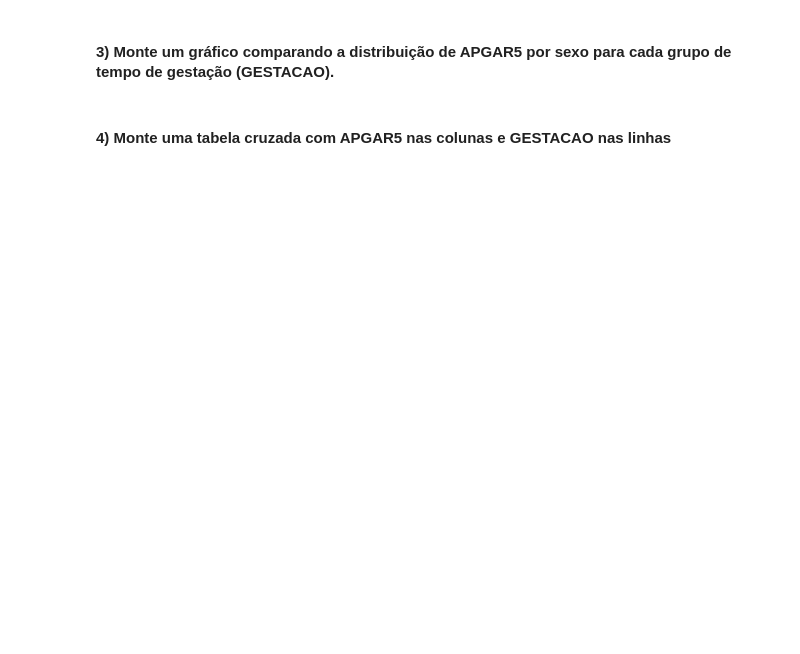
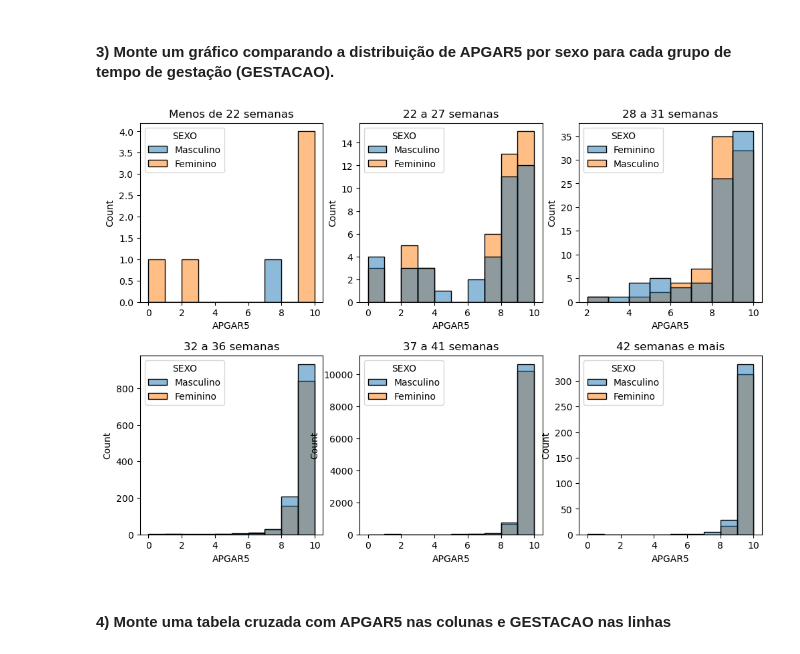
Before and after one commit to VictorLABR/stained-glass-project, a Jupyter notebook: VictorL_TAREFA 6 (pt.3).ipynb, the cells around one changed output. Drawn from its saved outputs; the diff is of its cells as text; code cells hidden in the pictures; blank space fills up the shorter version.

```diff
--- a/VictorL_TAREFA 6 (pt.3).ipynb
+++ b/VictorL_TAREFA 6 (pt.3).ipynb
@@ -2,3 +2,16 @@
 # Módulo 6 tarefa 3
 
 #### 1) A base 'sinasc_RO_2019.csv' contém dados do sistema de nascidos vivos do DataSUS, cujo dicionário de dados está no arquivo 'Estrutura_SINASC_para_CD.pdf'. Carregue esse arquivo.
+# %%
+# atualmente, este é meu bloco fixo de importações
+import pandas as pd
+import seaborn as sns
+import numpy as np
+import matplotlib.pyplot as plt
+import requests as rq
+%matplotlib inline
+
+base = pd.read_csv("SINASC_RO_2019.csv") # carregando a Base
+
+base.dropna(subset= ["APGAR5"])
+base.shape
@@ -9,3 +24,11 @@
 - 4 a 5: 'asfixia moderada'
 - 6 a 7: 'asfixia leve'
 - 8 a 10: 'normal'
+# %%
+# categorização dos índices em uma nova coluna
+base.loc[base["APGAR5"] <= 3, "APGAR5_cat"] = "asfixia severa"
+base.loc[(base["APGAR5"] > 3) & (base["APGAR5"] <= 5), "APGAR5_cat"] = "asfixia moderada"
+base.loc[(base["APGAR5"] > 5) & (base["APGAR5"] < 8), "APGAR5_cat"] = "asfixia leve"
+base.loc[base["APGAR5"] >= 8, "APGAR5_cat"] = "normal"
+
+base.head()
@@ -12,4 +43,29 @@
 # %% [markdown]
 #### 3) Monte um gráfico comparando a distribuição de APGAR5 por sexo para cada grupo de tempo de gestação (GESTACAO).
+# %%
+# criando bases de dados filtradas para cada tempo de gestação
+gestacao1 = base[base["GESTACAO"] == "Menos de 22 semanas"]
+gestacao2 = base[base["GESTACAO"] == "22 a 27 semanas"]
+gestacao3 = base[base["GESTACAO"] == "28 a 31 semanas"]
+gestacao4 = base[base["GESTACAO"] == "32 a 36 semanas"]
+gestacao5 = base[base["GESTACAO"] == "37 a 41 semanas"]
+gestacao6 = base[base["GESTACAO"] == "42 semanas e mais"]
+
+fig, axs = plt.subplots(2, 3, figsize=(12, 8))
+
+sns.histplot(ax=axs[0, 0], x="APGAR5", hue="SEXO", data=gestacao1, binwidth= 1).set_title("Menos de 22 semanas")
+sns.histplot(ax=axs[0, 1], x="APGAR5", hue="SEXO", data=gestacao2, binwidth= 1).set_title("22 a 27 semanas")
+sns.histplot(ax=axs[0, 2], x="APGAR5", hue="SEXO", data=gestacao3, binwidth= 1).set_title("28 a 31 semanas")
+sns.histplot(ax=axs[1, 0], x="APGAR5", hue="SEXO", data=gestacao4, binwidth= 1).set_title("32 a 36 semanas")
+sns.histplot(ax=axs[1, 1], x="APGAR5", hue="SEXO", data=gestacao5, binwidth= 1).set_title("37 a 41 semanas")
+sns.histplot(ax=axs[1, 2], x="APGAR5", hue="SEXO", data=gestacao6, binwidth= 1).set_title("42 semanas e mais")
+
+fig.subplots_adjust(hspace=0.3)
+
+plt.show()
+
+# a coloração azul escuro no gráfico representa dados sobrepostos de Masculino e Feminino
+# %% [output]
+[figure, added]
 # %% [markdown]
 ####  4) Monte uma tabela cruzada com APGAR5 nas colunas e GESTACAO nas linhas
```
Also changed, not shown: parts of 8 cells of this notebook, 1 other file.
